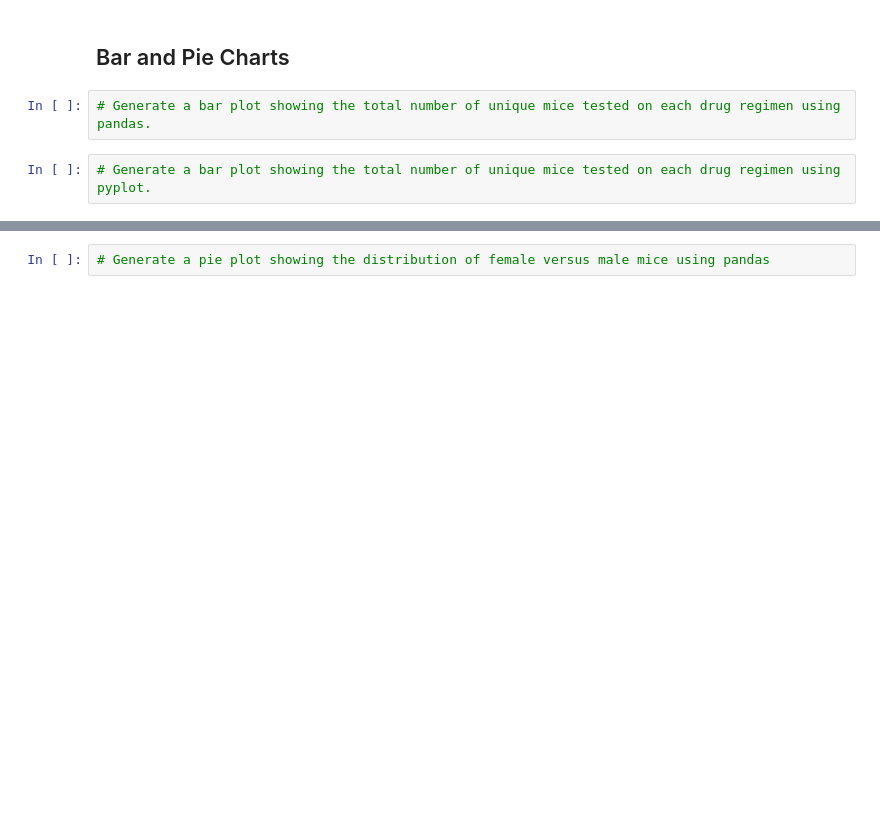
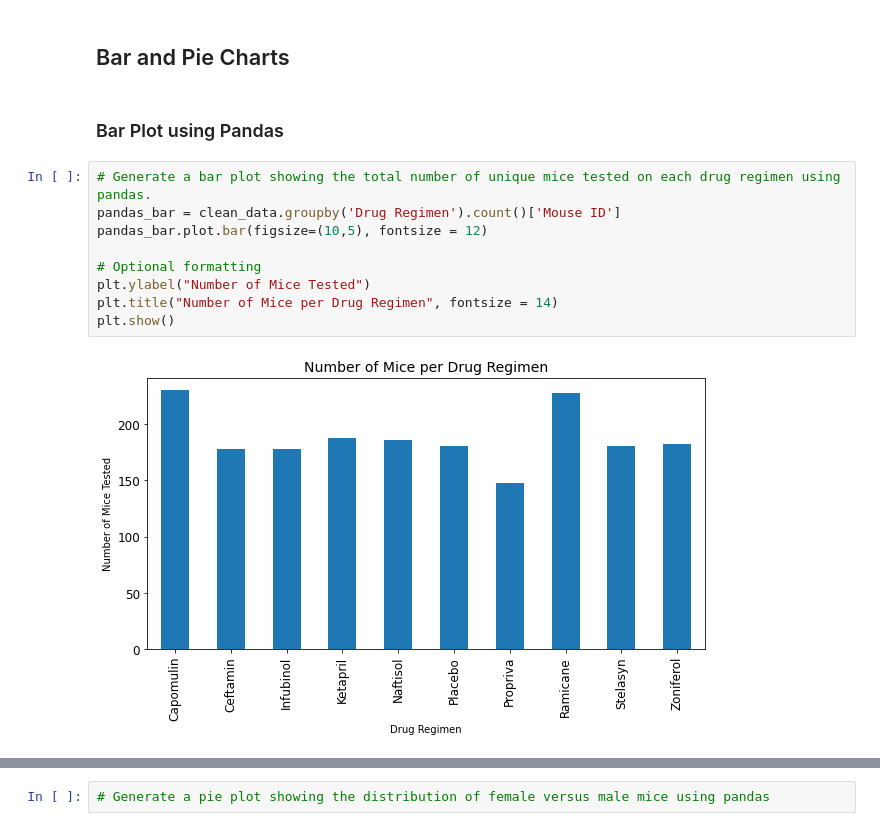
Before and after one commit to leslievazquez/The_Power_of_Matplotlib, a Jupyter notebook: Pymaceuticals/pymaceuticals_solved.ipynb, the cells around one changed output, grey strips where cells are left out. Saved outputs shown, nothing was run; the diff lists cells and outputs as text; blank space fills up the shorter version.

```diff
--- a/Pymaceuticals/pymaceuticals_solved.ipynb
+++ b/Pymaceuticals/pymaceuticals_solved.ipynb
@@ -126,6 +138,15 @@ summary_stats.round(2)
 # %% [markdown]
 ## Bar and Pie Charts
+# %% [markdown]
+### Bar Plot using Pandas
 # %%
 # Generate a bar plot showing the total number of unique mice tested on each drug regimen using pandas.
+pandas_bar = clean_data.groupby('Drug Regimen').count()['Mouse ID']
+pandas_bar.plot.bar(figsize=(10,5), fontsize = 12)
+
+# Optional formatting
+plt.ylabel("Number of Mice Tested")
+plt.title("Number of Mice per Drug Regimen", fontsize = 14)
+plt.show()
+# %% [output]
+[figure, added]
-# %%
-# Generate a bar plot showing the total number of unique mice tested on each drug regimen using pyplot.
```
Also changed, not shown: parts of 4 cells of this notebook.
